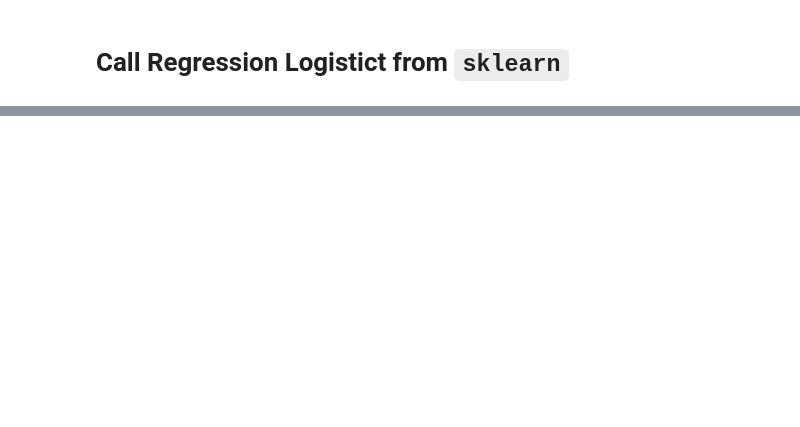
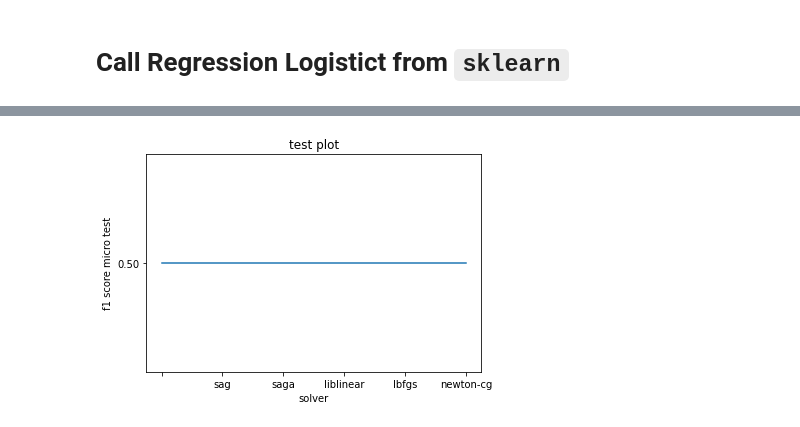
Before and after one commit to vajihe-ameri/predict-software-bugs-in-java-classes, a Jupyter notebook: log_regression.ipynb, the cells around one changed output, grey strips where cells are left out. Cells and saved outputs as stored; diff of their text form; code cells hidden in the pictures; blank space fills up the shorter version.

```diff
--- a/log_regression.ipynb
+++ b/log_regression.ipynb
@@ -102,0 +44,5 @@ Project: titan => Accuracy: 73.26 ; F1: 0.31
+# %%
+test_features = pd.read_csv("/content/drive/MyDrive/new_df/test_set.csv")
+train_features = pd.read_csv("/content/drive/MyDrive/new_df/train_set.csv")
+test_target = pd.read_csv("/content/drive/MyDrive/new_df/test_set_NB.csv")
+train_target = pd.read_csv("/content/drive/MyDrive/new_df/train_set_NB.csv")
@@ -102,0 +198,10 @@ Project: titan => Accuracy: 73.26 ; F1: 0.31
+# %%
+x = ['', 'sag', 'saga', 'saga', 'liblinear', 'liblinear', 'lbfgs', 'newton-cg']
+y = [f1_score_micro_test1, f1_score_micro_test3, f1_score_micro_test4, f1_score_micro_test5, f1_score_micro_test6, f1_score_micro_test7, f1_score_micro_test9, f1_score_micro_test11]
+plt.plot(x, y)
+plt.xlabel('solver')
+plt.ylabel('f1 score micro test')
+plt.title('test plot')
+plt.show()
+# %% [output]
+[figure, added]
```
Also changed, not shown: parts of 6 cells of this notebook.
